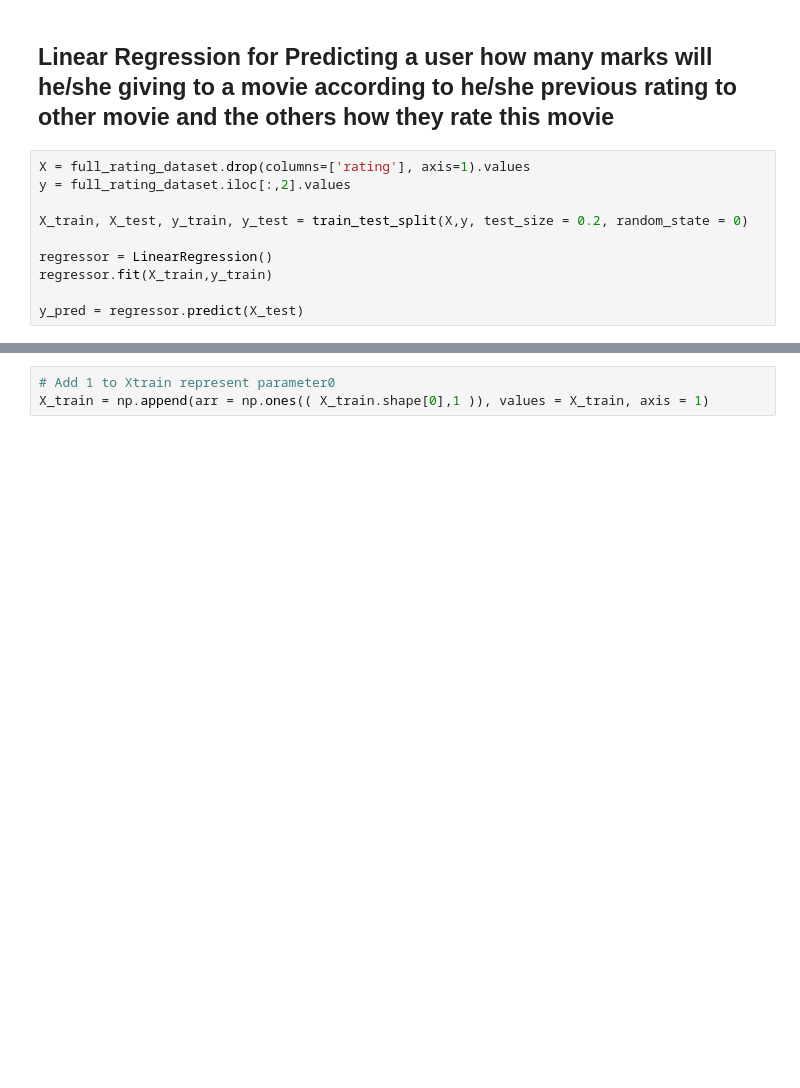
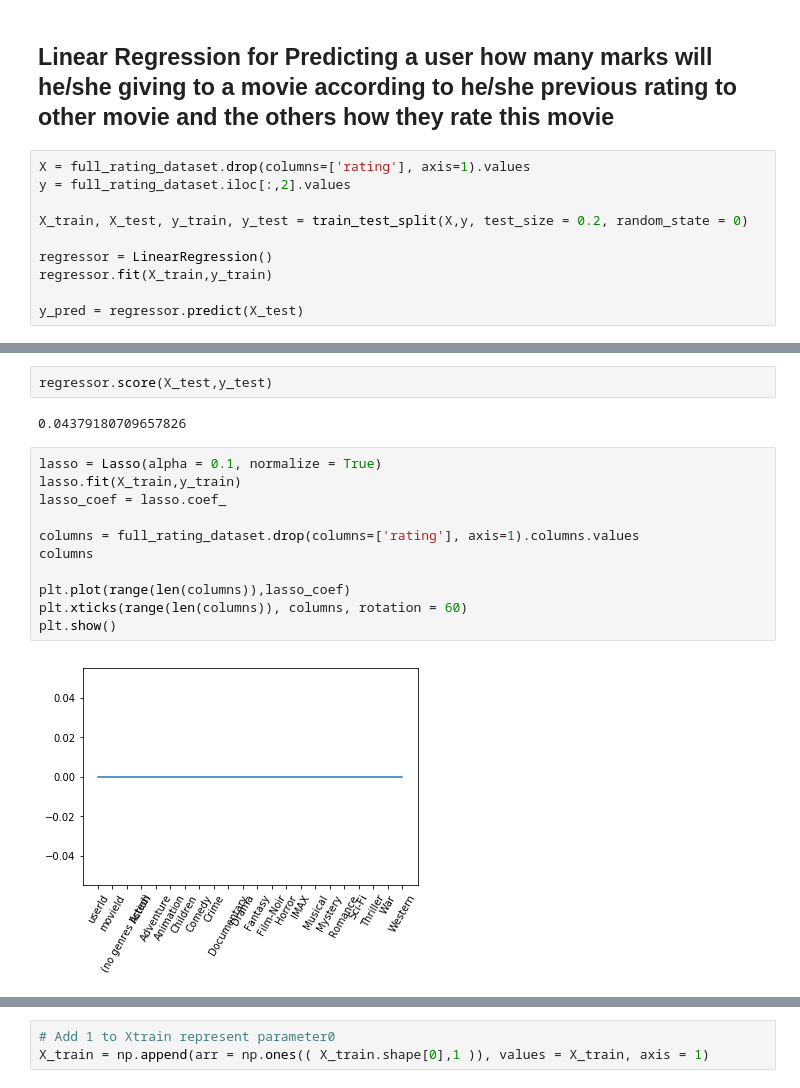
Before and after one commit to Ericlkl/Movie-Rating-Prediction, a Jupyter notebook: Assignment.ipynb, the cells around one changed output, grey strips where cells are left out. Saved outputs shown, nothing was run; the diff lists cells and outputs as text; blank space fills up the shorter version.

```diff
--- a/Assignment.ipynb
+++ b/Assignment.ipynb
@@ -101,3 +100,20 @@ array([4.5, 3. , 1. , ..., 2. , 3. , 4. ])
+# %%
+regressor.score(X_test,y_test)
+# %% [output]
+0.04379180709657826
+# %%
+lasso = Lasso(alpha = 0.1, normalize = True)
+lasso.fit(X_train,y_train)
+lasso_coef = lasso.coef_
+
+columns = full_rating_dataset.drop(columns=['rating'], axis=1).columns.values
+columns
+
+plt.plot(range(len(columns)),lasso_coef)
+plt.xticks(range(len(columns)), columns, rotation = 60)
+plt.show()
+# %% [output]
+[figure, added]
 # %%
 # The coefficients
 print('Coefficients: \n', regressor.coef_)
```
Also changed, not shown: parts of 14 cells of this notebook, 6 other files.
